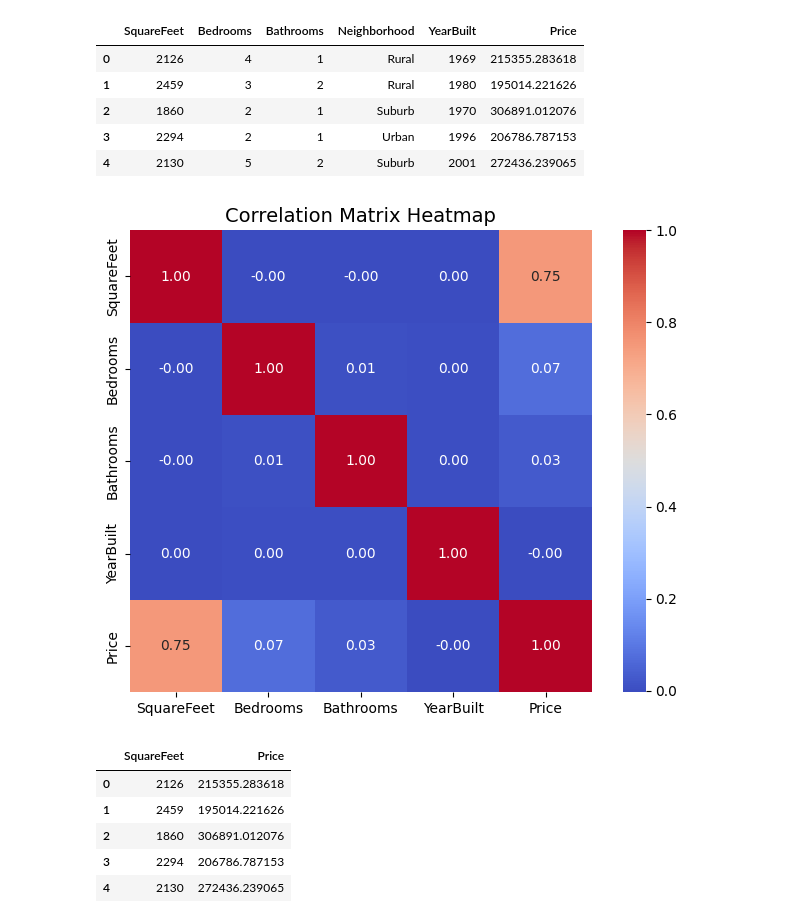
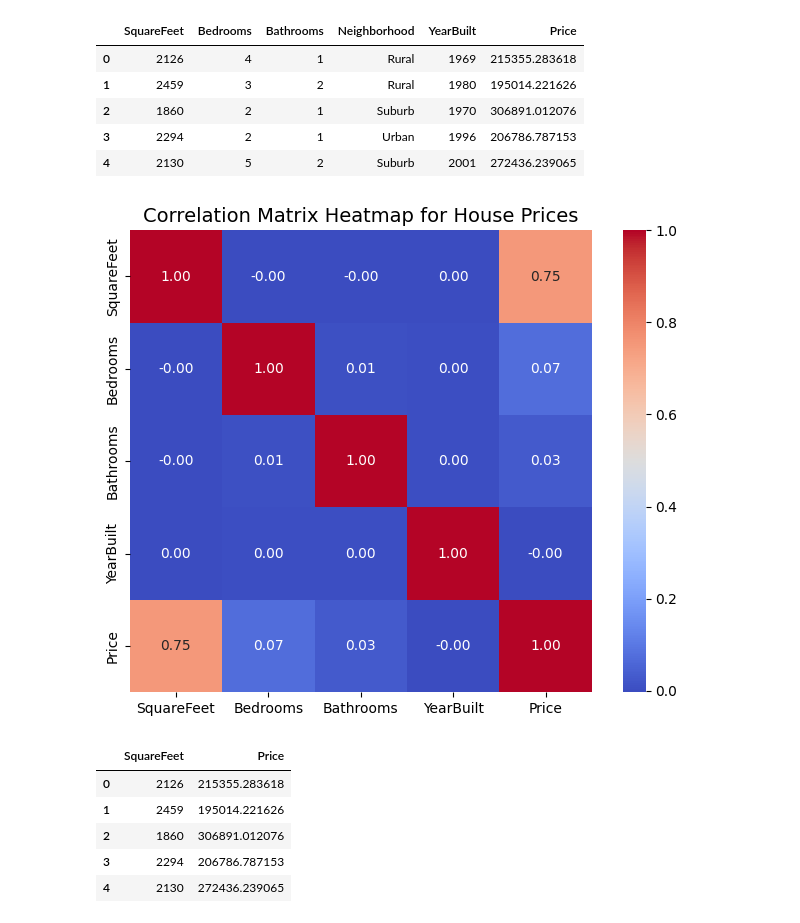
Before and after one commit to jaivanshchawla/ML-LAB-FUN, a Jupyter notebook: LAB 3/lab3 house.ipynb, the cells around one changed output. Drawn from its saved outputs; the diff is of its cells as text; code cells hidden in the pictures.

```diff
--- a/LAB 3/lab3 house.ipynb
+++ b/LAB 3/lab3 house.ipynb
@@ -59,13 +60,13 @@ df.head()
 # %%
 corr_matrix = df.drop(columns=["Neighborhood"]).corr()
 
 # Plot heatmap
 plt.figure(figsize=(8,6))
 sns.heatmap(corr_matrix, annot=True, cmap="coolwarm", fmt=".2f", cbar=True, square=True)
-plt.title("Correlation Matrix Heatmap", fontsize=14)
+plt.title("Correlation Matrix Heatmap for House Prices", fontsize=14)
 plt.show()
 # %% [output]
-[figure, old version]
+[figure, new version]
 # %%
 model_df = df.drop(columns=["Neighborhood", "Bedrooms", "Bathrooms", "YearBuilt"])
 model_df.head()
```
Also changed, not shown: parts of 3 cells of this notebook.
